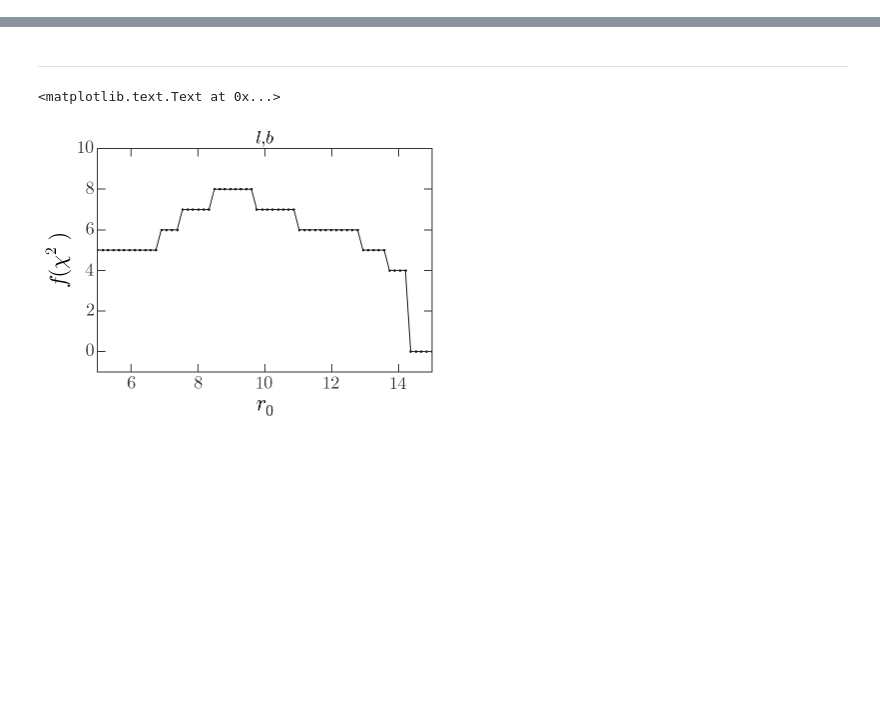
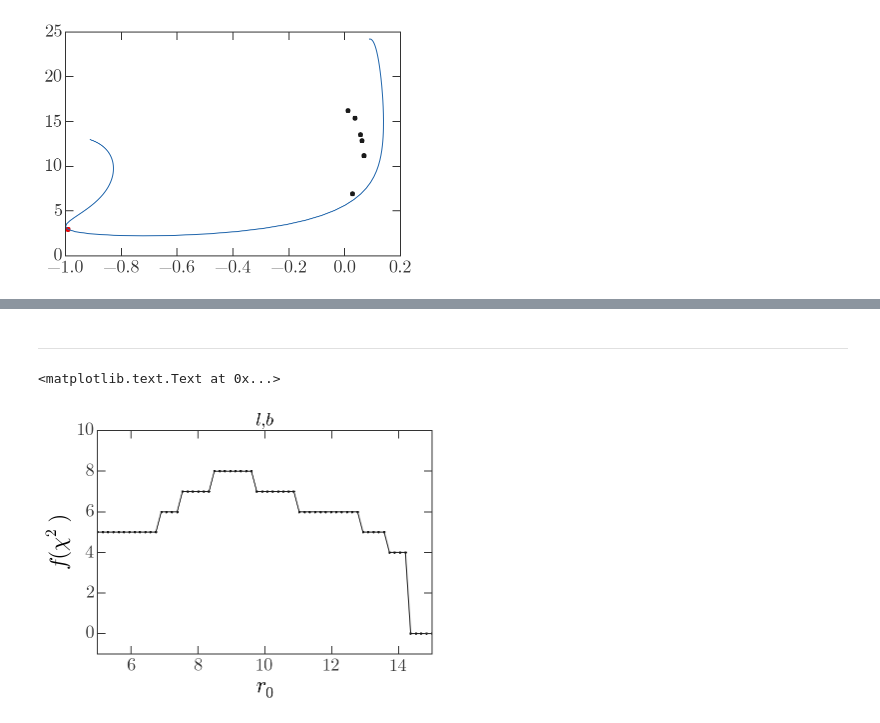
Before and after one commit to adrn/KingKong, a Jupyter notebook: notebooks/MockData2.ipynb, the cells around one changed output, grey strips where cells are left out. Saved outputs shown, nothing was run; the diff lists cells and outputs as text; code cells hidden in the pictures; blank space fills up the shorter version.

```diff
--- a/notebooks/MockData2.ipynb
+++ b/notebooks/MockData2.ipynb
@@ -30,0 +48,85 @@ data = kingkong.Data(mock.Y[ix], V_obs[ix])
+# %%
+Xdata = kingkong.heliocentric_to_galactocentric(kingkong.spherical_to_cartesian(data.Y))
+# assert np.all(Xdata == mock.X[ix])
+
+t0 = time.time()
+nsamples = 1024
+nsteps_per_period = 128
+
+np.random.seed(11)
+for i in range(nsamples):
+    n,nprime = np.random.randint(data_nstars, size=2)
+    k,kprime = np.random.randint(nsteps_per_period, size=2)
+    v0 = np.random.uniform(0.05, 1.)
+
+    _mock = kingkong.MockStream(r0=1., v0=v0, nsteps_per_period=nsteps_per_period, quaternion=None)
+    assert _mock.X.shape[0] == nsteps_per_period
+
+    X = _mock.X[:,:3]
+    V = _mock.X[:,3:]
+    Xk = X[k]
+    Xkp = X[kprime]
+
+    # THIS IS A HACK
+    Xn = Xdata[n,:3]
+    Xnp = Xdata[nprime,:3]
+
+#     fig,axes = pl.subplots(1,2,figsize=(10,5))
+#     axes[0].plot(_mock.X[:,0], _mock.X[:,1])
+#     axes[1].plot(_mock.X[:,0], _mock.X[:,2])
+
+#     fig,axes = pl.subplots(1,2,figsize=(10,5))
+#     axes[0].plot(_mock.X[:,0+3], _mock.X[:,1+3])
+#     axes[1].plot(_mock.X[:,0+3], _mock.X[:,2+3])
+
+    rho_hat_par = Xk / np.sqrt(np.sum(Xk**2, axis=-1))
+    r_hat_par = Xn / np.sqrt(np.sum(Xn**2, axis=-1))
+
+    rho_cross = np.cross(rho_hat_par, Xkp)
+    rho_hat_cross = rho_cross / np.sqrt(np.sum(rho_cross**2, axis=-1))
+    rho_hat_perp = np.cross(rho_hat_cross, rho_hat_par)
+    np.testing.assert_allclose(np.sqrt(np.sum(rho_hat_perp**2)), 1, atol=1E-15)
+    np.testing.assert_allclose(np.dot(rho_hat_par, rho_hat_perp), 0., atol=1E-15)
+
+    r_cross = np.cross(r_hat_par, Xnp)
+    r_hat_cross = r_cross / np.sqrt(np.sum(r_cross**2, axis=-1))
+    r_hat_perp = np.cross(r_hat_cross, r_hat_par)
+    np.testing.assert_allclose(np.sqrt(np.sum(r_hat_perp**2)), 1, atol=1E-15)
+    np.testing.assert_allclose(np.dot(r_hat_par, r_hat_perp), 0., atol=1E-15)
+
+    _X = (r_hat_par[None] * np.dot(X, rho_hat_par)[:,None] +
+          r_hat_perp[None] * np.dot(X, rho_hat_perp)[:,None]) * np.sqrt(np.sum(Xn**2, axis=-1)) /  np.sqrt(np.sum(Xk**2, axis=-1))
+    _V = (r_hat_par[None] * np.dot(V, rho_hat_par)[:,None] +
+          r_hat_perp[None] * np.dot(V, rho_hat_perp)[:,None]) # Note: Hogg only *barely* believes this
+    _XV = np.hstack((_X, _V))
+    _Y = kingkong.cartesian_to_spherical(kingkong.galactocentric_to_heliocentric(_XV))
+
+#     fig,axes = pl.subplots(1,1)
+#     axes.plot(data_X[:,0], data_X[:,1], marker='o', ls='none')
+#     axes.plot(data_X[n,0], data_X[n,1], marker='o', color='r', ls='none')
+#     axes.plot(_X[:,0], _X[:,1], marker=None, ls='-')
+
+    fig,axes = pl.subplots(1,1)
+    axes.plot(np.sin(data.Y[:,0]), data.Y[:,2], marker='o', ls='none')
+    axes.plot(np.sin(data.Y[n,0]), data.Y[n,2], marker='o', color='r', ls='none')
+    axes.plot(np.sin(_Y[:,0]), _Y[:,2], marker=None, ls='-')
+
+    fig,axes = pl.subplots(1,1)
+    axes.plot((data.Y[:,0]+np.pi/2.) % (2*np.pi), data.Y[:,1], marker='o', ls='none')
+    axes.plot((data.Y[n,0]+np.pi/2.) % (2*np.pi), data.Y[n,1], marker='o', color='r', ls='none')
+    axes.plot((_Y[:,0]+np.pi/2.) % (2*np.pi), _Y[:,1], marker=None, ls='-')
+
+    break
+
+    chisq_nk = _mock.compute_statistic(data)
+    N = np.sum(chisq_nk.min(axis=1) < 10.) # Note: 10 is an arbitrary threshold
+
+    if N > 0:
+        print(i, N)
+
+    if N == data_nstars:
+        print("Found it:", i)
+        print(time.time() - t0)
+        break
+# %% [output]
+[figure, added]
```
Also changed, not shown: parts of 9 cells of this notebook, 1 other file.
